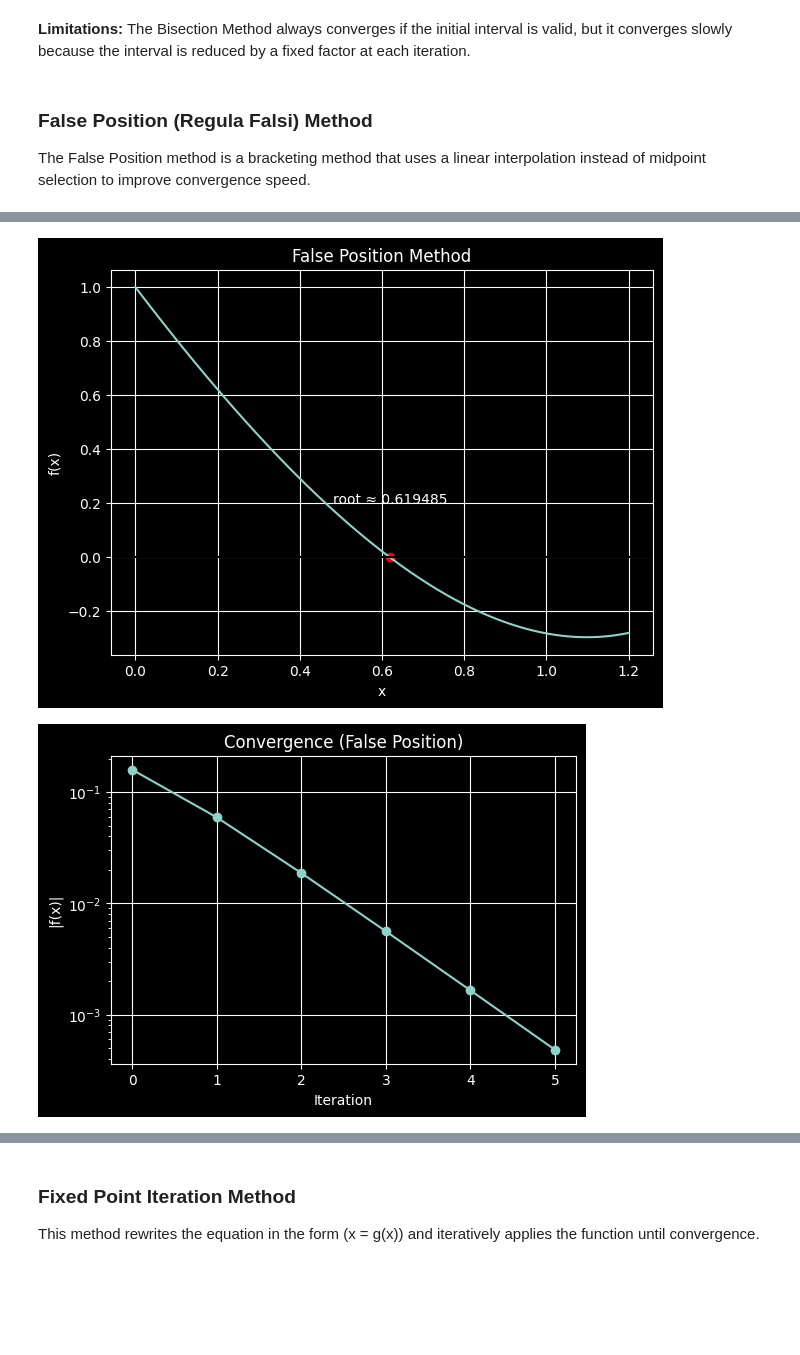
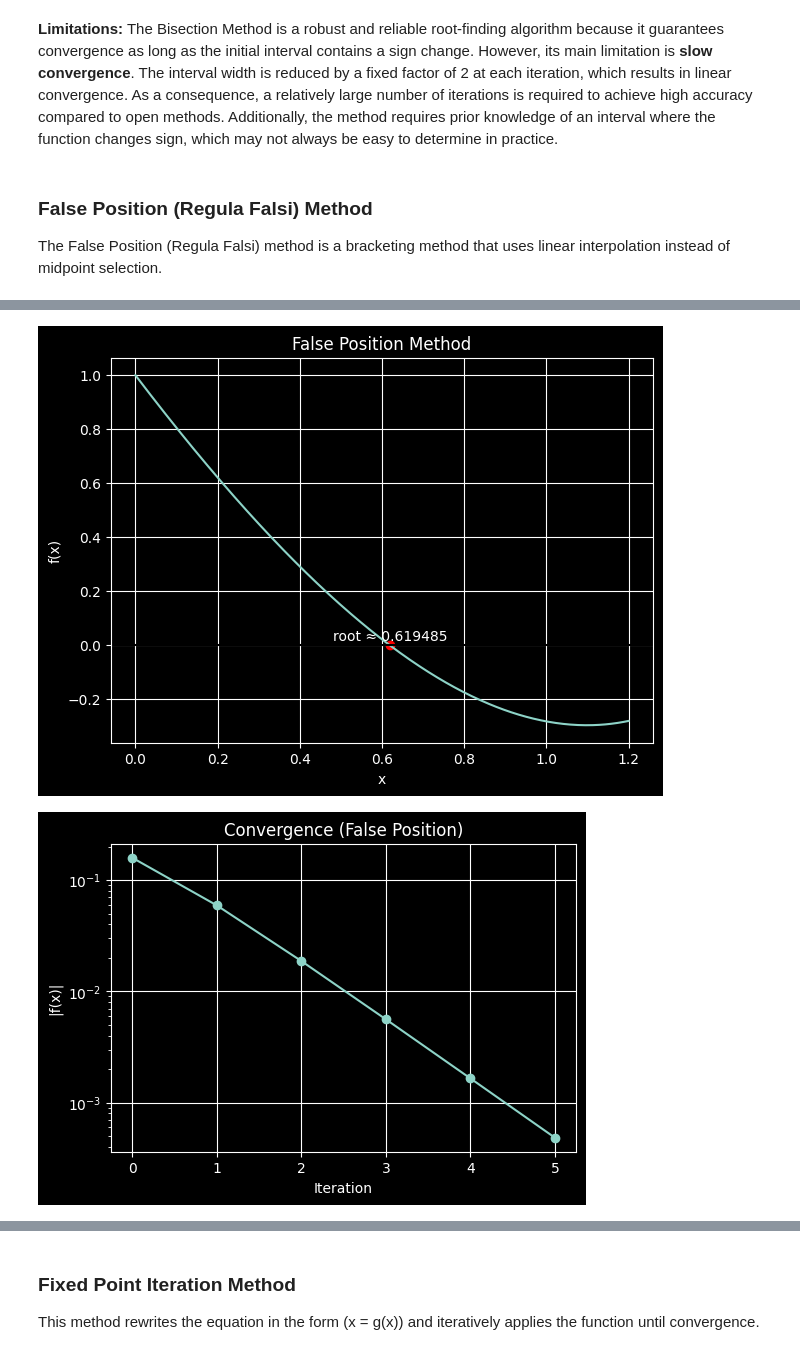
Before and after one commit to Altusha4/Root-Finding-Methods, a Jupyter notebook: notebook/Root_Finding_Methods.ipynb, the cells around one changed output, grey strips where cells are left out. Cells and saved outputs as stored; diff of their text form; code cells hidden in the pictures; blank space fills up the shorter version.

```diff
--- a/notebook/Root_Finding_Methods.ipynb
+++ b/notebook/Root_Finding_Methods.ipynb
@@ -105,24 +121,36 @@ n        x_n             f(x_n)          error
 [figure]
 # %% [markdown]
 **Limitations:**
-The Bisection Method always converges if the initial interval is valid,
-but it converges slowly because the interval is reduced by a fixed factor
-at each iteration.
+The Bisection Method is a robust and reliable root-finding algorithm because it guarantees convergence as long as the initial interval contains a sign change. However, its main limitation is **slow convergence**. The interval width is reduced by a fixed factor of 2 at each iteration, which results in linear convergence. As a consequence, a relatively large number of iterations is required to achieve high accuracy compared to open methods. Additionally, the method requires prior knowledge of an interval where the function changes sign, which may not always be easy to determine in practice.
 # %% [markdown]
 ### False Position (Regula Falsi) Method
 
-The False Position method is a bracketing method that uses a linear
-interpolation instead of midpoint selection to improve convergence speed.
+The False Position (Regula Falsi) method is a bracketing method that uses
+linear interpolation instead of midpoint selection.
 # %%
 def false_position(f, a, b, eps=1e-3, Nmax=100):
-    if f(a)*f(b) > 0:
-        return None, [], "invalid interval"
+
+    if a >= b:
+        return None, [], "invalid interval order"
+
+    if eps <= 0:
+        return None, [], "invalid tolerance"
+
+    if Nmax <= 0:
+        return None, [], "invalid max iterations"
+
+    fa, fb = f(a), f(b)
+    if fa*fb > 0:
+        return None, [], "invalid interval (no sign change)"
 
     table = []
-    fa, fb = f(a), f(b)
 
     for n in range(1, Nmax+1):
-        c = (a*fb - b*fa)/(fb-fa)
+
+        if fb - fa == 0:
+            return None, table, "division by zero"
+
+        c = (a*fb - b*fa)/(fb - fa)
         fc = f(c)
         table.append([n, c, fc, abs(fc)])
 
@@ -136,7 +164,6 @@ def false_position(f, a, b, eps=1e-3, Nmax=100):
 
     return c, table, "max iterations reached"
 
-
 root_f, table_f, reason_f = false_position(f, 0, 1)
 
 print("False Position Method")
@@ -144,7 +171,7 @@ print("Root estimate:", root_f)
 print("Iterations:", len(table_f))
 print("Stop reason:", reason_f, "\n")
 
-print_table(table_f, header=("n","x_n","f(x_n)","|f(x_n)|"))
+print_table(table_f)
 
 plot_function_and_root(f, root_f, "False Position Method")
 plot_convergence([r[3] for r in table_f], "Convergence (False Position)", "|f(x)|")
@@ -164,4 +191,4 @@ n        x_n             f(x_n)          |f(x_n)|
-[figure, old version]
+[figure, new version]
 [figure]
 # %% [markdown]
 **Limitations:**
```
Also changed, not shown: parts of 20 cells of this notebook.
